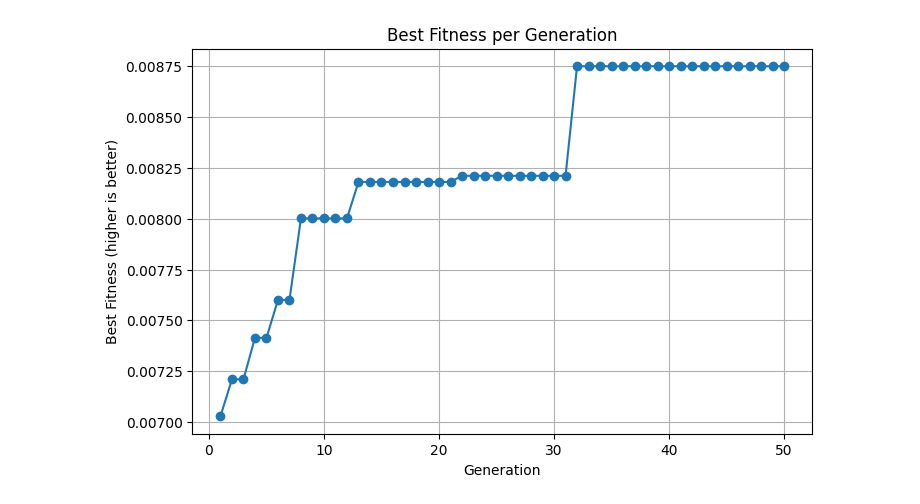
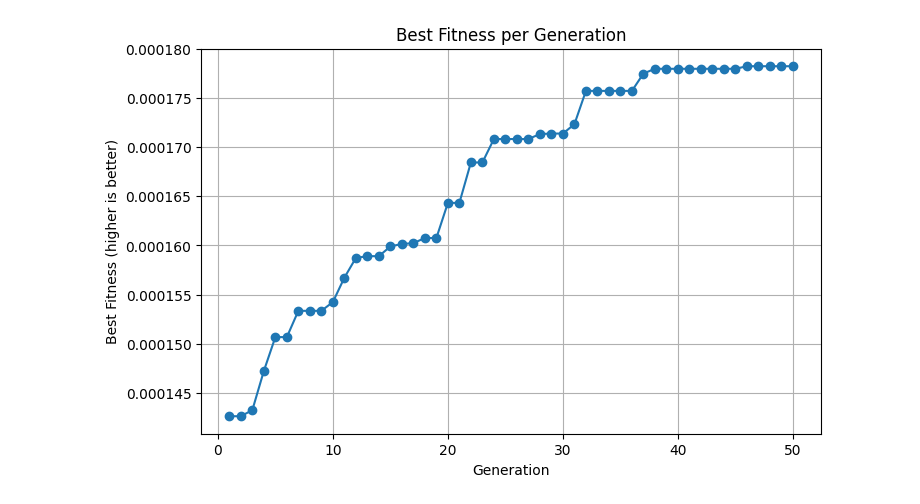
Before and after one commit to maxfinanger/4610-Midterm-Submission1, a Jupyter notebook: VRP.ipynb, the cells around one changed output. Cells and saved outputs as stored; diff of their text form; code cells hidden in the pictures.

```diff
--- a/VRP.ipynb
+++ b/VRP.ipynb
@@ -3,13 +3,15 @@ import random
 import matplotlib.pyplot as plt
 import time
 
-locations = [(1, 5), (2, 3), (4, 8), (6, 1), (7, 4), (8, 2), (9, 1), (4, 5), (20, 40), (10, 10)]
-cars = 2
+amountOfLocations = 100
+locations = []
+cars = 20
 generations = 50
 depot = (0, 0)
 population_size = 10
 mutation_rate = 0.5
 # %%
+locations = [(random.randint(0, 100), random.randint(0, 100)) for _ in range(amountOfLocations)]
 
 def distance(p1, p2):
     return ((p1[0] - p2[0])**2 + (p1[1] - p2[1])**2)**0.5
@@ -102,31 +104,31 @@ def genetic_algorithm_with_tracking():
         best_fitness_per_gen.append(best_fitness)
 
         # Find elites: Sort population by fitness descending and take top elite_size
         sorted_pop = sorted(population, key=fitness, reverse=True)
         elites = [ind[:] for ind in sorted_pop[:elite_size]]  # Copy to avoid mutation
 
         new_population = []
         # Generate fewer offspring to accommodate elites
         for _ in range((population_size - elite_size) // 2):
             parent1 = tournament_selection(population)
             parent2 = tournament_selection(population)
             child1 = crossover(parent1, parent2)
             child2 = crossover(parent2, parent1)
             new_population.extend([mutate(child1), mutate(child2)])
 
         # Add elites to new population
         new_population.extend(elites)
 
         population = new_population
     return best_fitness_per_gen
 
 best_fitness_per_gen = genetic_algorithm_with_tracking()
 plt.figure(figsize=(8, 5))
 plt.plot(range(1, generations+1), best_fitness_per_gen, marker='o')
 plt.xlabel('Generation')
 plt.ylabel('Best Fitness (higher is better)')
 plt.title('Best Fitness per Generation')
 plt.grid(True)
 plt.show()
 # %% [output]
-[figure, old version]
+[figure, new version]
```
